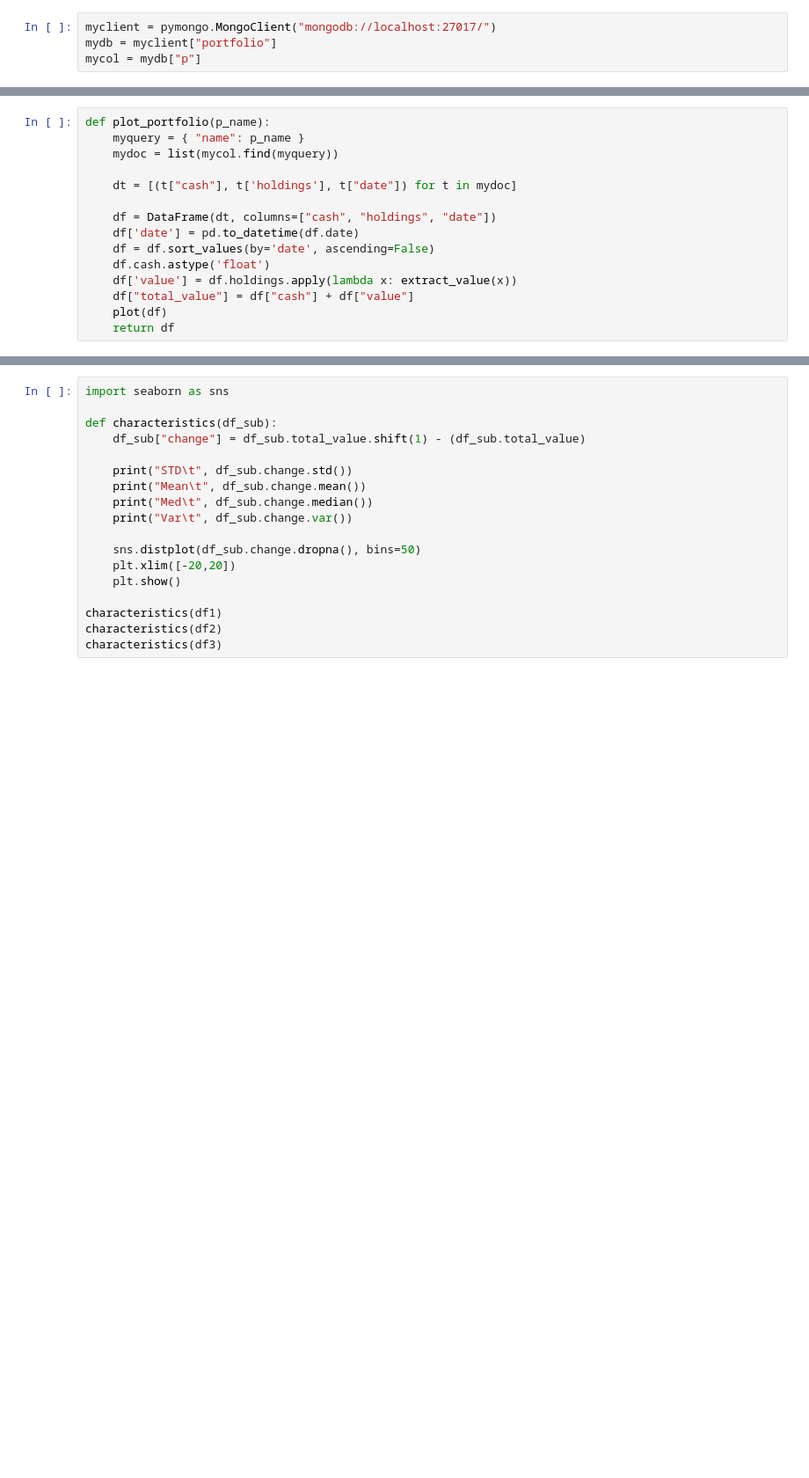
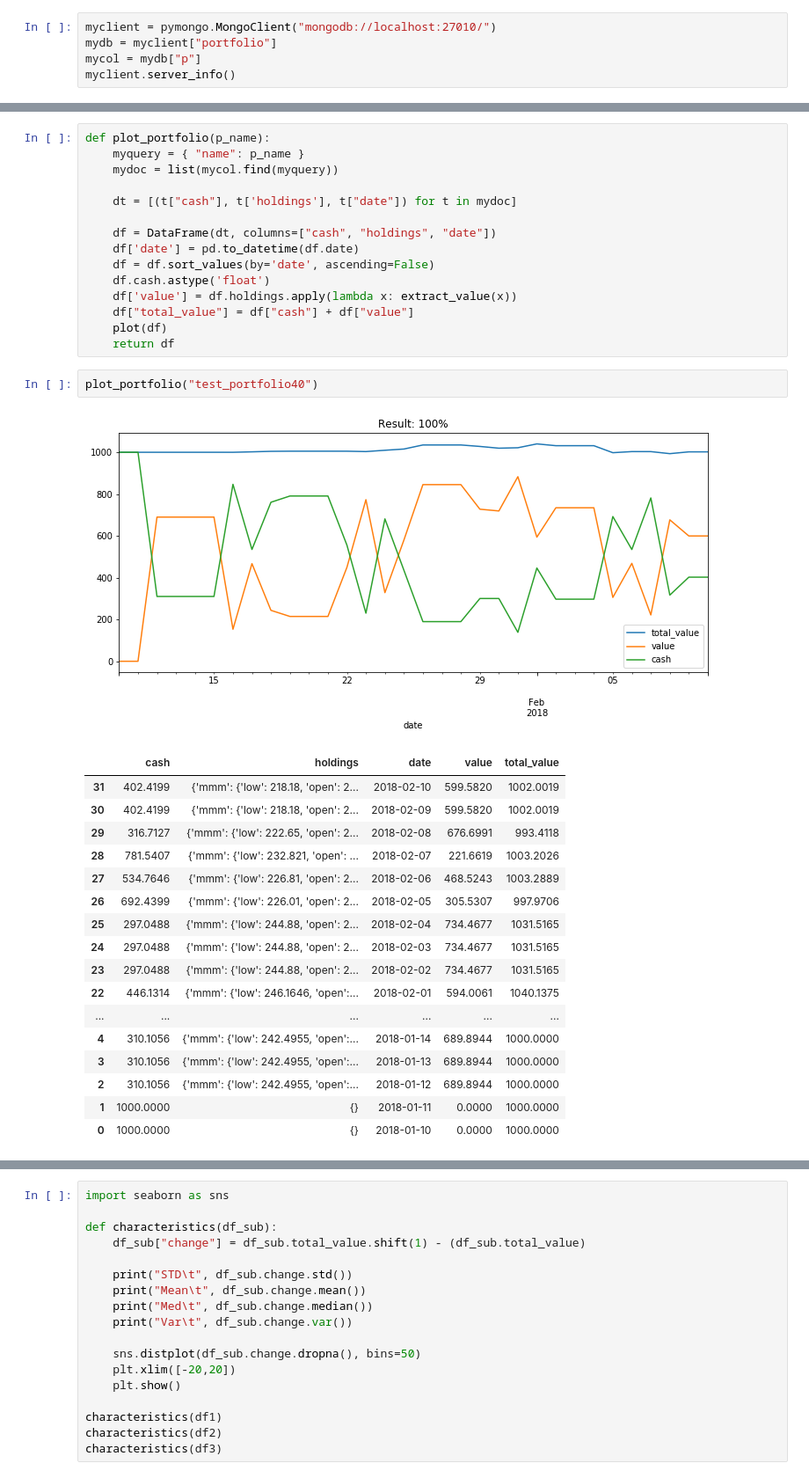
Before and after one commit to hampusadamsson/investmentRobot, a Jupyter notebook: predicter/PlotMongoDB.ipynb, the cells around one changed output, grey strips where cells are left out. Shown at 88% size. Saved outputs shown, nothing was run; the diff lists cells and outputs as text; blank space fills up the shorter version.

```diff
--- a/predicter/PlotMongoDB.ipynb
+++ b/predicter/PlotMongoDB.ipynb
@@ -4,6 +4,7 @@ from pandas import DataFrame
 import pandas as pd
 import matplotlib.pyplot as plt
 # %%
-myclient = pymongo.MongoClient("mongodb://localhost:27017/")
+myclient = pymongo.MongoClient("mongodb://localhost:27010/")
 mydb = myclient["portfolio"]
 mycol = mydb["p"]
+myclient.server_info()
@@ -33,6 +52,27 @@ def plot_portfolio(p_name):
     df["total_value"] = df["cash"] + df["value"]
     plot(df)
     return df
+# %%
+plot_portfolio("test_portfolio40")
+# %% [output]
+[figure, added]
+|  | cash | holdings | date | value | total_value |
+| 31 | 402.4199 | {'mmm': {'low': 218.18, 'open': 2... | 2018-02-10 | 599.5820 | 1002.0019 |
+| 30 | 402.4199 | {'mmm': {'low': 218.18, 'open': 2... | 2018-02-09 | 599.5820 | 1002.0019 |
+| 29 | 316.7127 | {'mmm': {'low': 222.65, 'open': 2... | 2018-02-08 | 676.6991 | 993.4118 |
+| 28 | 781.5407 | {'mmm': {'low': 232.821, 'open': ... | 2018-02-07 | 221.6619 | 1003.2026 |
+| 27 | 534.7646 | {'mmm': {'low': 226.81, 'open': 2... | 2018-02-06 | 468.5243 | 1003.2889 |
+| 26 | 692.4399 | {'mmm': {'low': 226.01, 'open': 2... | 2018-02-05 | 305.5307 | 997.9706 |
+| 25 | 297.0488 | {'mmm': {'low': 244.88, 'open': 2... | 2018-02-04 | 734.4677 | 1031.5165 |
+| 24 | 297.0488 | {'mmm': {'low': 244.88, 'open': 2... | 2018-02-03 | 734.4677 | 1031.5165 |
+| 23 | 297.0488 | {'mmm': {'low': 244.88, 'open': 2... | 2018-02-02 | 734.4677 | 1031.5165 |
+| 22 | 446.1314 | {'mmm': {'low': 246.1646, 'open':... | 2018-02-01 | 594.0061 | 1040.1375 |
+| ... | ... | ... | ... | ... | ... |
+| 4 | 310.1056 | {'mmm': {'low': 242.4955, 'open':... | 2018-01-14 | 689.8944 | 1000.0000 |
+| 3 | 310.1056 | {'mmm': {'low': 242.4955, 'open':... | 2018-01-13 | 689.8944 | 1000.0000 |
+| 2 | 310.1056 | {'mmm': {'low': 242.4955, 'open':... | 2018-01-12 | 689.8944 | 1000.0000 |
+| 1 | 1000.0000 | {} | 2018-01-11 | 0.0000 | 1000.0000 |
+| 0 | 1000.0000 | {} | 2018-01-10 | 0.0000 | 1000.0000 |
 # %%
 df1 = plot_portfolio("test-ada") # ADAboost - only 1000 samples
 df2 = plot_portfolio("test1") # First Random forest
```
Also changed, not shown: parts of 2 cells of this notebook, 2 other files.
